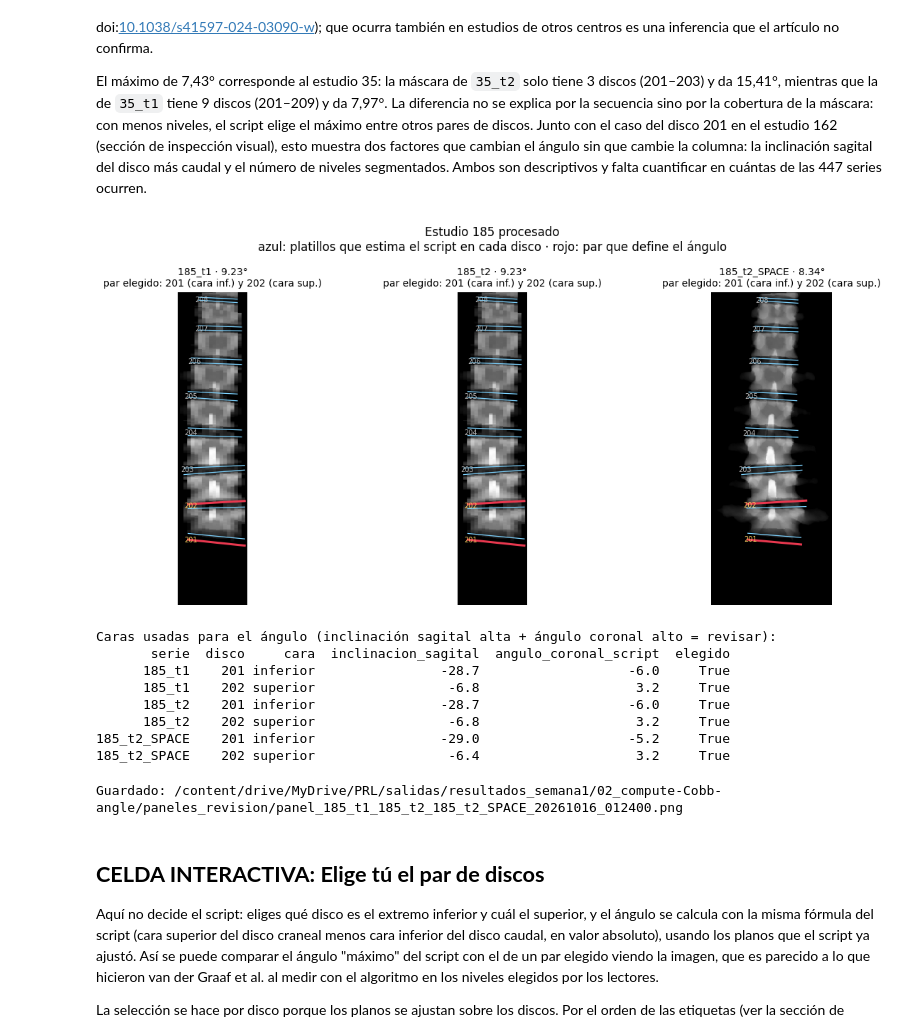
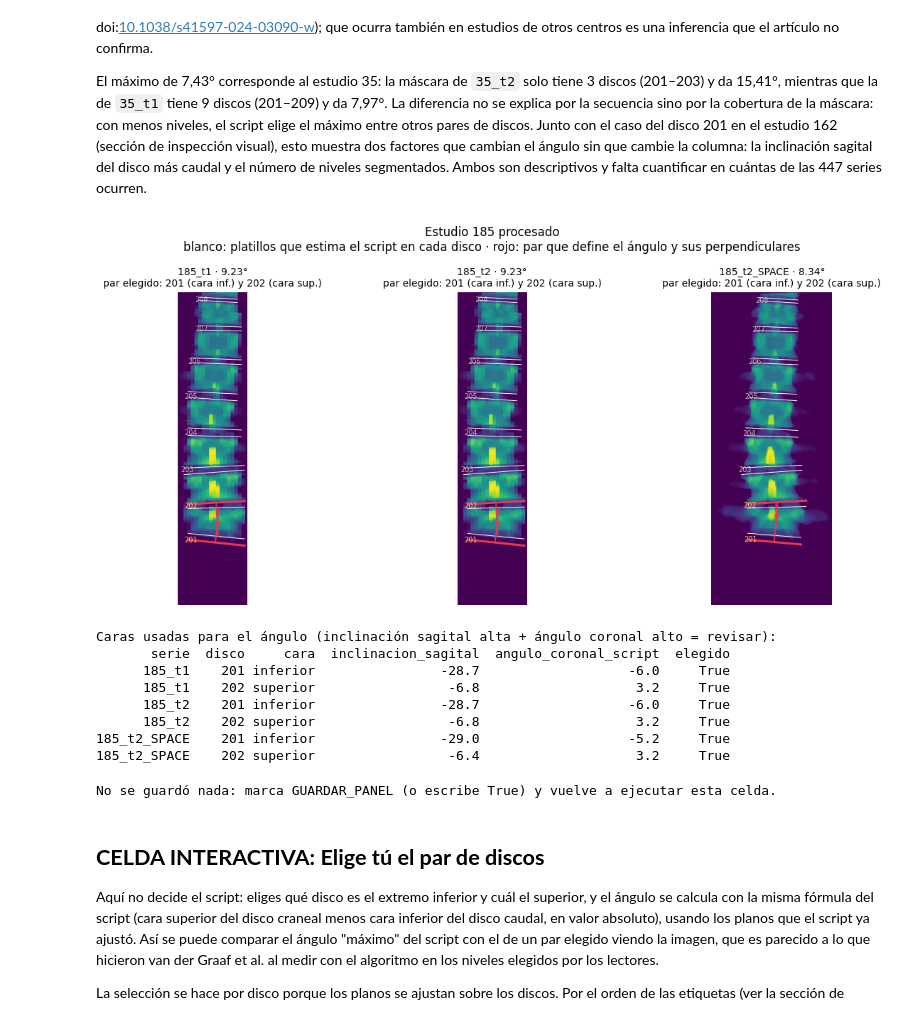
Before and after one commit to FabianND/cobb-rm-lumbar, a Jupyter notebook: notebooks/02_compute_cobb_angle.ipynb, the cells around one changed output. Cells and saved outputs as stored; diff of their text form; code cells hidden in the pictures.

Commit message:
Cuaderno 02: versión actualizada y salidas regeneradas

```diff
--- a/notebooks/02_compute_cobb_angle.ipynb
+++ b/notebooks/02_compute_cobb_angle.ipynb
@@ -445,6 +444,37 @@ def ejecutar_script(serie):
                 plt.close(num)
     return ns
 
+def dibujar_perpendiculares(ax, disco_inf, disco_sup, color, ancho=1.2, estilo="-", extra_px=25):
+    """Construcción clásica del Cobb: una perpendicular a cada platillo elegido y el punto donde se cruzan.
+    Usa los mismos planos y normales del script (componentes x y z, que son los de la proyección coronal).
+    Cada perpendicular llega hasta el cruce y sigue solo `extra_px` píxeles más. Si el cruce cae fuera de
+    la imagen (ángulos pequeños, líneas casi paralelas), se dibujan tramos cortos sin marcar el cruce."""
+    limite_x, limite_y = ax.get_xlim(), ax.get_ylim()           # se guardan con su orientación original
+    (x0, x1), (y0, y1) = sorted(limite_x), sorted(limite_y)
+    p1, n1 = disco_inf.point_L[[0, 2]], disco_inf.normal_L[[0, 2]]
+    p2, n2 = disco_sup.point_U[[0, 2]], disco_sup.normal_U[[0, 2]]
+    n1, n2 = n1 / np.linalg.norm(n1), n2 / np.linalg.norm(n2)
+    matriz = np.column_stack([n1, -n2])
+    cruce = None
+    if abs(np.linalg.det(matriz)) > 1e-6:
+        t, s = np.linalg.solve(matriz, p2 - p1)
+        candidato = p1 + t * n1
+        if x0 <= candidato[0] <= x1 and y0 <= candidato[1] <= y1:
+            cruce = candidato
+    if cruce is not None:
+        for p in (p1, p2):
+            direccion = (cruce - p) / (np.linalg.norm(cruce - p) or 1)
+            extremo = cruce + direccion * extra_px
+            ax.plot([p[0], extremo[0]], [p[1], extremo[1]], color=color, lw=ancho, ls=estilo)
+        ax.plot(*cruce, "o", ms=4, color=color)
+    else:
+        tramo = 0.25 * (y1 - y0)                                  # tramo corto: 15 % del alto de la imagen
+        for p, n, signo in ((p1, n1, 1), (p2, n2, -1)):          # hacia el centro de la columna
+            hacia = n if np.dot(n, (p2 - p1) * signo) >= 0 else -n
+            ax.plot([p[0], p[0] + hacia[0] * tramo], [p[1], p[1] + hacia[1] * tramo], color=color, lw=ancho, ls=estilo)
+    ax.set_xlim(limite_x); ax.set_ylim(limite_y)
+    return cruce
+
 def inclinaciones(normal):
     n = normal / np.linalg.norm(normal)
     return np.degrees(np.arctan2(n[1], n[2])), np.degrees(np.arctan(n[0] / n[2]))   # sagital, coronal (la del script)
@@ -461,37 +491,38 @@ elif SERIES_PANEL == "extremos":
 else:
     series = list(SERIES_PANEL); titulo = "Series seleccionadas"
 
 columnas = min(3, len(series)); filas_fig = int(np.ceil(len(series) / columnas))
 fig, axes = plt.subplots(filas_fig, columnas, figsize=(4.6 * columnas, 5.6 * filas_fig), squeeze=False)
 detalle = []
 for ax, serie in zip(axes.ravel(), series):
     ns = ejecutar_script(serie)
     labels, discos = ns["labels"], ns["all_discs"]
     d_inf, d_sup = labels[ns["index_highest_vertebra"]], labels[ns["index_lowest_vertebra"]]
-    ax.imshow(ns["image2D"].T, cmap="gray")
+    ax.imshow(ns["image2D"].T)                 # mismo mapa de color que usa el script
     for lab, d in discos.items():
         for punto, normal, cara, elegido in ((d.point_L, d.normal_L, "inferior", lab == d_inf),
                                              (d.point_U, d.normal_U, "superior", lab == d_sup)):
             x, z = ns["plane_to_tangent"](d.verts, punto, normal)
-            ax.plot(x, z, color="#e8384f" if elegido else "#7fd3ff", lw=2.2 if elegido else 0.9)
+            ax.plot(x, z, color="#e8384f" if elegido else "white", lw=2.2 if elegido else 0.7)
             sag, cor = inclinaciones(normal)
             detalle.append({"serie": serie, "disco": lab, "cara": cara, "inclinacion_sagital": round(sag, 1),
                             "angulo_coronal_script": round(cor, 1), "elegido": elegido})
         ax.text(d.verts[:, 0].max() + 6, d.verts[:, 2].mean(), str(lab), fontsize=7, va="center",
                 color="#ffd166" if lab in (d_inf, d_sup) else "#bbbbbb")
+    dibujar_perpendiculares(ax, discos[d_inf], discos[d_sup], "#e8384f")
     ax.invert_yaxis(); ax.invert_xaxis(); ax.axis("off")
     ax.set_title(f"{serie} · {ns['angle']:.2f}°\npar elegido: {d_inf} (cara inf.) y {d_sup} (cara sup.)", fontsize=10)
 for ax in axes.ravel()[len(series):]:
     ax.axis("off")
-fig.suptitle(titulo + "\nazul: platillos que estima el script en cada disco · rojo: par que define el ángulo", fontsize=12)
+fig.suptitle(titulo + "\nblanco: platillos que estima el script en cada disco · rojo: par que define el ángulo y sus perpendiculares", fontsize=12)
 plt.tight_layout(); plt.show()
 
 ultimo_panel = fig                                   # la celda 10 guarda este panel si la ejecutas
 detalle_panel = pd.DataFrame(detalle)
 print("Caras usadas para el ángulo (inclinación sagital alta + ángulo coronal alto = revisar):")
 print(detalle_panel[detalle_panel["elegido"]].to_string(index=False))
 # %% [output]
-[figure, old version]
+[figure, new version]
 Caras usadas para el ángulo (inclinación sagital alta + ángulo coronal alto = revisar):
        serie  disco     cara  inclinacion_sagital  angulo_coronal_script  elegido
       185_t1    201 inferior                -28.7                   -6.0     True
@@ -501,17 +532,21 @@ Caras usadas para el ángulo (inclinación sagital alta + ángulo coronal alto =
 185_t2_SPACE    201 inferior                -29.0                   -5.2     True
 185_t2_SPACE    202 superior                 -6.4                    3.2     True
 # %%
-# 10. Guardar el último panel generado en la celda 9 (solo se guarda si ejecutas esta celda)
+# 10. Guardar el último panel generado (celda 9 u 11). Solo guarda si GUARDAR_PANEL = True.
+GUARDAR_PANEL = False   # @param {type:"boolean"}
 import datetime
-DIR_REVISION = DIR_SALIDA / "paneles_revision"
-DIR_REVISION.mkdir(parents=True, exist_ok=True)
-marca = datetime.datetime.now().strftime("%Y%m%d_%H%M%S")
-nombre = f"panel_{'_'.join(sorted(detalle_panel['serie'].unique()))[:80]}_{marca}"
-ultimo_panel.savefig(DIR_REVISION / f"{nombre}.png", dpi=150, facecolor="white", bbox_inches="tight")
-detalle_panel.to_csv(DIR_REVISION / f"{nombre}_planos.csv", index=False)
-print("Guardado:", DIR_REVISION / f"{nombre}.png")
+if not GUARDAR_PANEL:
+    print("No se guardó nada: marca GUARDAR_PANEL (o escribe True) y vuelve a ejecutar esta celda.")
+else:
+    DIR_REVISION = DIR_SALIDA / "paneles_revision"
+    DIR_REVISION.mkdir(parents=True, exist_ok=True)
+    marca = datetime.datetime.now().strftime("%Y%m%d_%H%M%S")
+    nombre = f"panel_{'_'.join(sorted(detalle_panel['serie'].unique()))[:80]}_{marca}"
+    ultimo_panel.savefig(DIR_REVISION / f"{nombre}.png", dpi=150, facecolor="white", bbox_inches="tight")
+    detalle_panel.to_csv(DIR_REVISION / f"{nombre}_planos.csv", index=False)
+    print("Guardado:", DIR_REVISION / f"{nombre}.png")
 # %% [output]
-Guardado: /content/drive/MyDrive/PRL/salidas/resultados_semana1/02_compute-Cobb-angle/paneles_revision/panel_185_t1_185_t2_185_t2_SPACE_20261016_012400.png
+No se guardó nada: marca GUARDAR_PANEL (o escribe True) y vuelve a ejecutar esta celda.
 # %% [markdown]
 ## **CELDA INTERACTIVA: Elige tú el par de discos**
 
```
Also changed, not shown: parts of 5 cells of this notebook.
